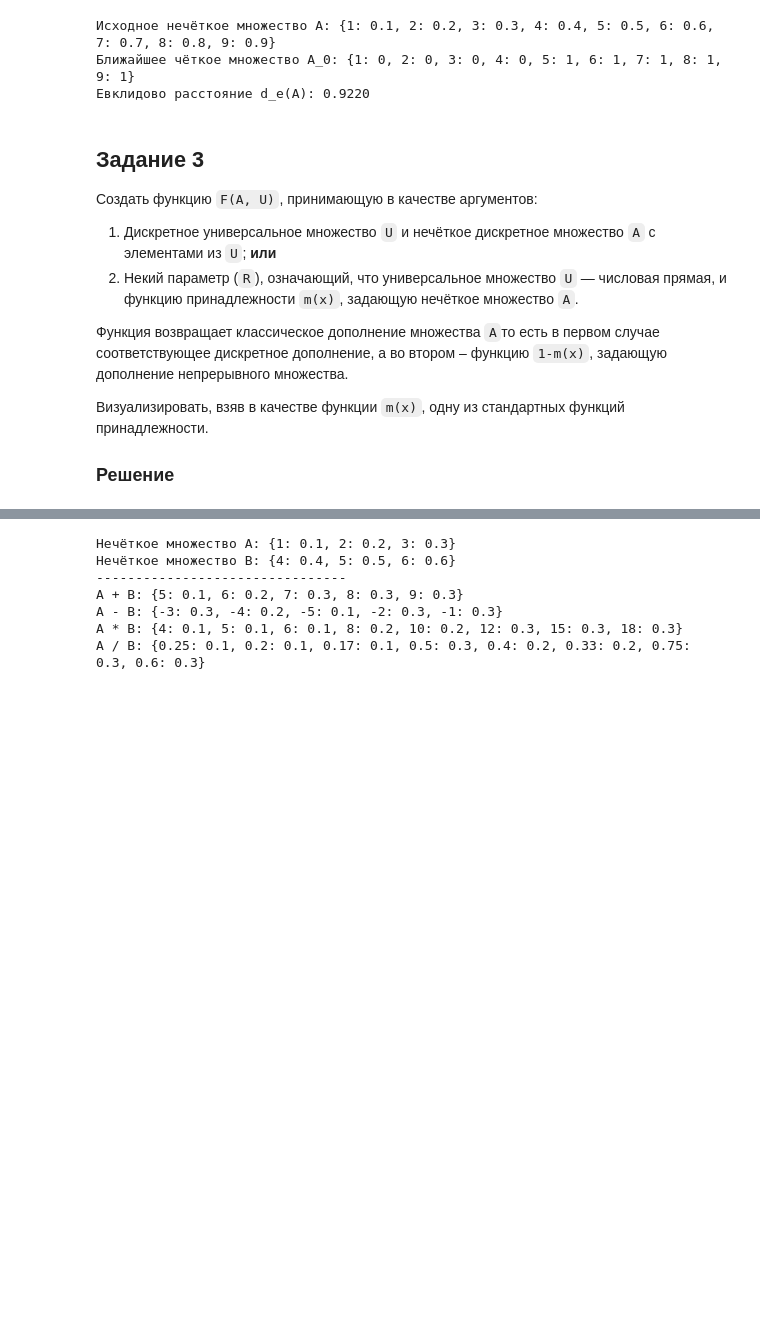
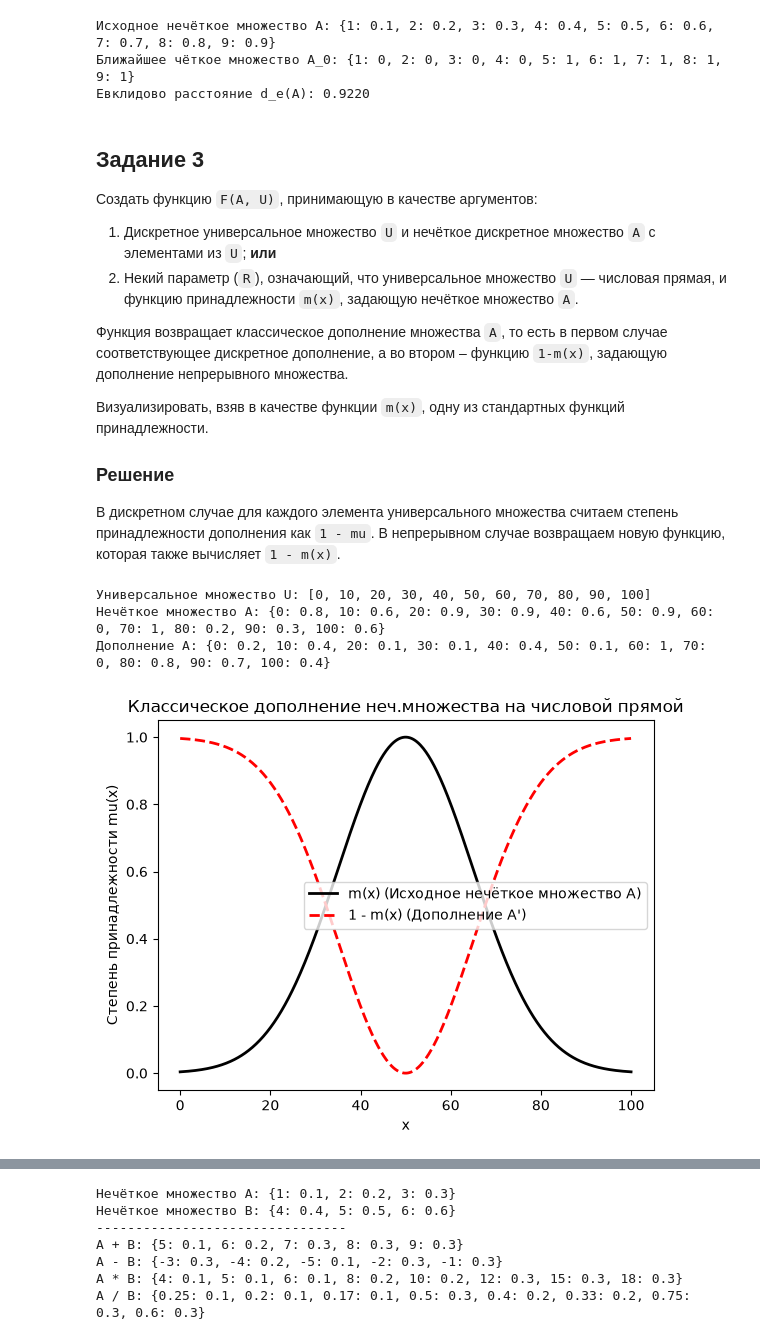
Before and after one commit to wumpochuck/mtuci_magistery_tasks, a Jupyter notebook: fuzzy_logic/calc_tasks_z.ipynb, the cells around one changed output, grey strips where cells are left out. Cells and saved outputs as stored; diff of their text form; code cells hidden in the pictures; blank space fills up the shorter version.

```diff
--- a/fuzzy_logic/calc_tasks_z.ipynb
+++ b/fuzzy_logic/calc_tasks_z.ipynb
@@ -102,14 +77,76 @@ print(f"Евклидово расстояние d_e(A): {distance:.4f}")
 **или**
 2. Некий параметр (`R`), означающий, что универсальное множество `U` — числовая прямая, и функцию принадлежности `m(x)`, задающую нечёткое множество `A`.
 
-Функция возвращает классическое дополнение множества `A`то есть в первом случае соответствующее дискретное дополнение, а во втором – функцию `1-m(x)`, задающую дополнение непрерывного множества.
+Функция возвращает классическое дополнение множества `A`, то есть в первом случае соответствующее дискретное дополнение, а во втором – функцию `1-m(x)`, задающую дополнение непрерывного множества.
 
 
 Визуализировать, взяв в качестве функции `m(x)`, одну из стандартных функций принадлежности.
 
 ### Решение
+В дискретном случае для каждого элемента универсального множества считаем степень принадлежности дополнения как `1 - mu`. В непрерывном случае возвращаем новую функцию, которая также вычисляет `1 - m(x)`.
 # %%
-#
+import numpy as np
+import matplotlib.pyplot as plt
+
+def F(A, U):
+    if U == 'R':
+        m = A
+
+        def complement(x):
+            return 1 - m(x)
+
+        return complement
+
+    A_complement = {}
+    for x in U:
+        A_complement[x] = round(1 - A.get(x, 0), 4)
+
+    return A_complement
+# %%
+# Дискретный случай
+
+U = [0, 10, 20, 30, 40, 50, 60, 70, 80, 90, 100]
+A = {
+    0: 0.8, 10: 0.6, 20: 0.9,
+    30: 0.9, 40: 0.6, 50: 0.9,
+    60: 0, 70: 1, 80: 0.2,
+    90: 0.3, 100: 0.6
+    }
+
+res = F(A, U)
+
+print(f"Универсальное множество U: {U}")
+print(f"Нечёткое множество A: {A}")
+print(f"Дополнение A: {res}")
+# %% [output]
+Универсальное множество U: [0, 10, 20, 30, 40, 50, 60, 70, 80, 90, 100]
+Нечёткое множество A: {0: 0.8, 10: 0.6, 20: 0.9, 30: 0.9, 40: 0.6, 50: 0.9, 60: 0, 70: 1, 80: 0.2, 90: 0.3, 100: 0.6}
+Дополнение A: {0: 0.2, 10: 0.4, 20: 0.1, 30: 0.1, 40: 0.4, 50: 0.1, 60: 1, 70: 0, 80: 0.8, 90: 0.7, 100: 0.4}
+# %%
+# Непрерывный случай
+
+# Функция принадлежности m(x)
+def m(x, c=50, sigma=15):
+    return np.exp(-((x - c) ** 2) / (2 * sigma ** 2))
+
+res = F(m, 'R')
+
+# Точки для графика
+x_vals = np.linspace(0, 100, 500)
+y_orig = m(x_vals)
+y_comp = res(x_vals)
+
+plt.figure()
+plt.plot(x_vals, y_orig, label='m(x) (Исходное нечёткое множество A)', color='black', linewidth=2)
+plt.plot(x_vals, y_comp, label='1 - m(x) (Дополнение A\')', color='red', linestyle='--', linewidth=2)
+
+plt.title('Классическое дополнение неч.множества на числовой прямой')
+plt.xlabel('x')
+plt.ylabel('Степень принадлежности mu(x)')
+plt.legend()
+plt.show()
+# %% [output]
+[figure, added]
 # %% [markdown]
 ## Задание 4
 
```
Also changed, not shown: parts of 10 cells of this notebook, 1 other file.
